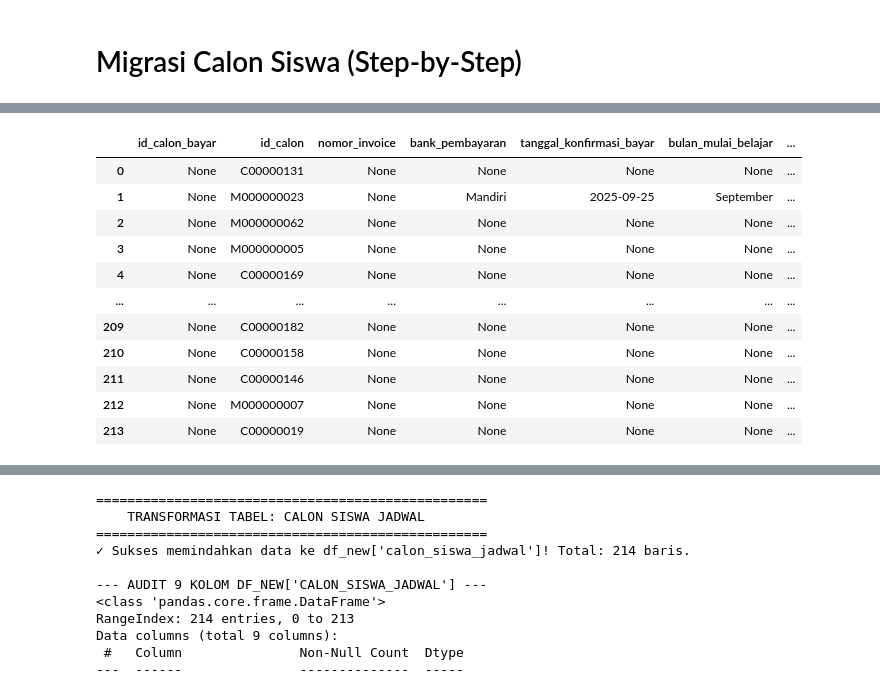
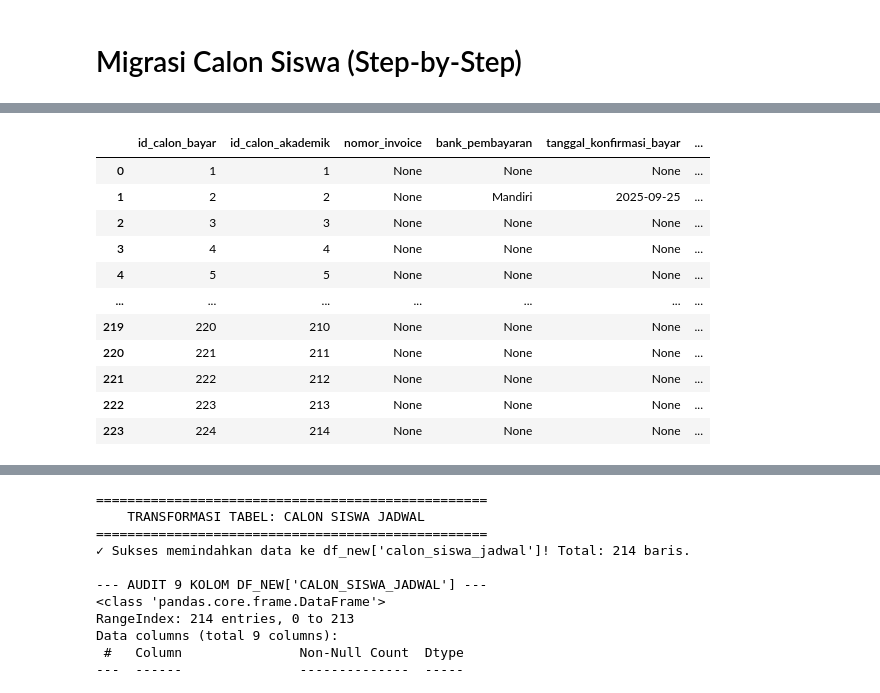
Before and after one commit to umamhaniff/DB_Migration_Leap, a Jupyter notebook: fase_3/script_cimut.ipynb, the cells around one changed output, grey strips where cells are left out. Saved outputs shown, nothing was run; the diff lists cells and outputs as text; code cells hidden in the pictures.

```diff
--- a/fase_3/script_cimut.ipynb
+++ b/fase_3/script_cimut.ipynb
@@ -1531,17 +1637,40 @@ memory usage: 26.0+ KB
 None
 # %%
 import pandas as pd
+import datetime
 
-def transform_to_calon_siswa_bayar(df_master):
+def transform_to_calon_siswa_bayar_updated_fixed(df_master, df_akademik_target, df_calon_target):
     print("==================================================")
-    print("    TRANSFORMASI TABEL: CALON SISWA BAYAR         ")
+    print("    TRANSFORMASI TABEL: CALON SISWA BAYAR (FIXED) ")
     print("==================================================")
+
+    # 🎯 STEP 1: SINKRONISASI RELASI AKURAT TANPA DICT/KAMUS MAPPING MAP
+    # Kita kawinkan master data dengan df_calon_target untuk mengambil id_calon baru bertipe integer
+    map_calon_ids = dict(zip(df_calon_target['id_calon_lama'], df_calon_target['id_calon']))
+
+    df_master_prep = df_master.copy()
+    df_master_prep['id_calon_new'] = df_master_prep.apply(
+        lambda r: map_calon_ids.get(str(r.get('id_prospek_lama') or r.get('id_form_lama')).strip(), None),
+        axis=1
+    )
+
+    # 🎯 STEP 2: Lakukan perkawinan data (Merge) secara langsung berbasis id_calon baru
+    # Ini menjamin baris data bayar A akan tepat mengambil id_calon_akademik milik A secara unik!
+    df_akademik_kamus_safe = df_akademik_target[['id_calon_akademik', 'id_calon']].copy()
+
+    df_bayar_source = df_master_prep.merge(
+        df_akademik_kamus_safe,
+        left_on='id_calon_new',
+        right_on='id_calon',
+        how='left',
+        suffixes=('_master', '_akademik')
+    )
 
     bayar_records = []
 
-    for i, row in df_master.iterrows():
-        # Ambil ID Jembatan Utama (id_prospek_lama / id_form_lama) sebagai id_calon
-        id_calon_final = row.get('id_prospek_lama') or row.get('id_form_lama')
+    for i, row in df_bayar_source.iterrows():
+        # Ambil id_calon_akademik murni yang sudah terikat unik hasil merge di atas
+        id_calon_akademik_final = row.get('id_calon_akademik')
 
         # Gabungkan data bank (prioritas form web, fallback catatan FO)
         bank_final = row.get('bank_form') or row.get('bank_catatan')
@@ -1549,32 +1678,44 @@ def transform_to_calon_siswa_bayar(df_master):
         # Gabungkan bulan masuk belajar (prioritas form web, fallback catatan FO)
         bulan_masuk_final = row.get('bulan_masuk_form') or row.get('bulan_masuk_catatan')
 
-        # Menyusun record baru wajib mengikuti urutan 8 kolom target secara mutlak (0-7)
+        # Buat nomor urut Auto-Increment murni (1, 2, 3...) untuk id_calon_bayar
+        id_bayar_auto_inc = i + 1
+
+        # Menyusun record baru wajib mengikuti urutan kolom target db_future secara mutlak
         record = {
-            'id_calon_bayar': None,                     # Index 0: Auto-increment di DB baru, set None
-            'id_calon': id_calon_final,                 # Index 1: ID Jembatan Utama Siswa
-            'nomor_invoice': row.get('nomor_invoice'),   # Index 2: Nomor kwitansi/invoice lama
-            'bank_pembayaran': bank_final,              # Index 3: Rekening bank transfer
-            'tanggal_konfirmasi_bayar': row.get('tanggal_pembayaran'), # Index 4: Tanggal bayar lunas/DP
-            'bulan_mulai_belajar': bulan_masuk_final,   # Index 5: Rencana bulan mulai kursus
-            'lokasi_belajar': row.get('lokasi_pendaftaran'), # Index 6: Cabang/lokasi daftar
-            'status_siswa': row.get('status_siswa_form')     # Index 7: Status murid baru/trial/lanjutan
+            'id_calon_bayar': id_bayar_auto_inc,         # Index 0: Primary Key urut murni
+            'id_calon_akademik': id_calon_akademik_final,# Index 1: Relasi Unik Hasil Jembatan Taktis Baru
+            'nomor_invoice': row.get('nomor_invoice'),
+            'bank_pembayaran': bank_final,
+            'tanggal_konfirmasi_bayar': row.get('tanggal_pembayaran'),
+            'bulan_mulai_belajar': bulan_masuk_final,
+            'lokasi_belajar': row.get('lokasi_pendaftaran')
         }
         bayar_records.append(record)
 
-    # Masukkan hasil transform langsung ke df_new['calon_siswa_bayar'] tanpa merubah strukturnya
     df_result = pd.DataFrame(bayar_records)
     print(f"✓ Sukses memindahkan data ke df_new['calon_siswa_bayar']! Total: {len(df_result)} baris.")
     return df_result
 
 # === EKSEKUSI PENGISIAN DATAFRAME ===
-df_new['calon_siswa_bayar'] = transform_to_calon_siswa_bayar(df_crm_final_with_region)
+# 🎯 PERBAIKAN MUTLAK PENAMAAN: Kita lempar df_new['calon_siswa_akademik'] DAN df_new['calon_siswa'] ke dalam fungsi!
+df_new['calon_siswa_bayar'] = transform_to_calon_siswa_bayar_updated_fixed(
+    df_crm_final_with_region,
+    df_new['calon_siswa_akademik'],
+    df_new['calon_siswa']
+)
 
-print("\n--- AUDIT 8 KOLOM DF_NEW['CALON_SISWA_BAYAR'] ---")
-# Menampilkan info untuk memastikan total kolom pas 8 dan urutannya tetap terjaga
+# Kunci tipe data ID agar murni berupa Integer bulat kokoh (Menghancurkan Float pecahan .0)
+df_new['calon_siswa_bayar']['id_calon_bayar'] = df_new['calon_siswa_bayar']['id_calon_bayar'].astype('Int64')
+df_new['calon_siswa_bayar']['id_calon_akademik'] = pd.to_numeric(df_new['calon_siswa_bayar']['id_calon_akademik'], errors='coerce').astype('Int64')
+
+# Bersihkan sisa-sisa objek NaN/NaT Pandas menjadi None murni agar ramah mysql-connector
+df_new['calon_siswa_bayar'] = df_new['calon_siswa_bayar'].astype(object).where(pd.notnull(df_new['calon_siswa_bayar']), None)
+
+print("\n--- AUDIT STRUKTUR KOLOM BARU DF_NEW['CALON_SISWA_BAYAR'] ---")
 df_new['calon_siswa_bayar'].info()
 
-print("\n--- PRATINJAU DATA PEMBAYARAN SISWA BARU ---")
+print("\n--- VERIFIKASI KEUNIKAN ID: ID SEHARUSNYA BERVARIASI & TIDAK KEMBAR AMBLAS ---")
 display(df_new['calon_siswa_bayar'])
 # %% [output]
 ==================================================
@@ -1597,12 +1738,12 @@ memory usage: 13.5+ KB
-|  | id_calon_bayar | id_calon | nomor_invoice | bank_pembayaran | tanggal_konfirmasi_bayar | bulan_mulai_belajar | ... |
-| 0 | None | C00000131 | None | None | None | None | ... |
-| 1 | None | M000000023 | None | Mandiri | 2025-09-25 | September | ... |
-| 2 | None | M000000062 | None | None | None | None | ... |
-| 3 | None | M000000005 | None | None | None | None | ... |
-| 4 | None | C00000169 | None | None | None | None | ... |
-| ... | ... | ... | ... | ... | ... | ... | ... |
-| 209 | None | C00000182 | None | None | None | None | ... |
-| 210 | None | C00000158 | None | None | None | None | ... |
-| 211 | None | C00000146 | None | None | None | None | ... |
-| 212 | None | M000000007 | None | None | None | None | ... |
-| 213 | None | C00000019 | None | None | None | None | ... |
+|  | id_calon_bayar | id_calon_akademik | nomor_invoice | bank_pembayaran | tanggal_konfirmasi_bayar | ... |
+| 0 | 1 | 1 | None | None | None | ... |
+| 1 | 2 | 2 | None | Mandiri | 2025-09-25 | ... |
+| 2 | 3 | 3 | None | None | None | ... |
+| 3 | 4 | 4 | None | None | None | ... |
+| 4 | 5 | 5 | None | None | None | ... |
+| ... | ... | ... | ... | ... | ... | ... |
+| 219 | 220 | 210 | None | None | None | ... |
+| 220 | 221 | 211 | None | None | None | ... |
+| 221 | 222 | 212 | None | None | None | ... |
+| 222 | 223 | 213 | None | None | None | ... |
+| 223 | 224 | 214 | None | None | None | ... |
```
Also changed, not shown: parts of 16 cells of this notebook, 12 other files.
